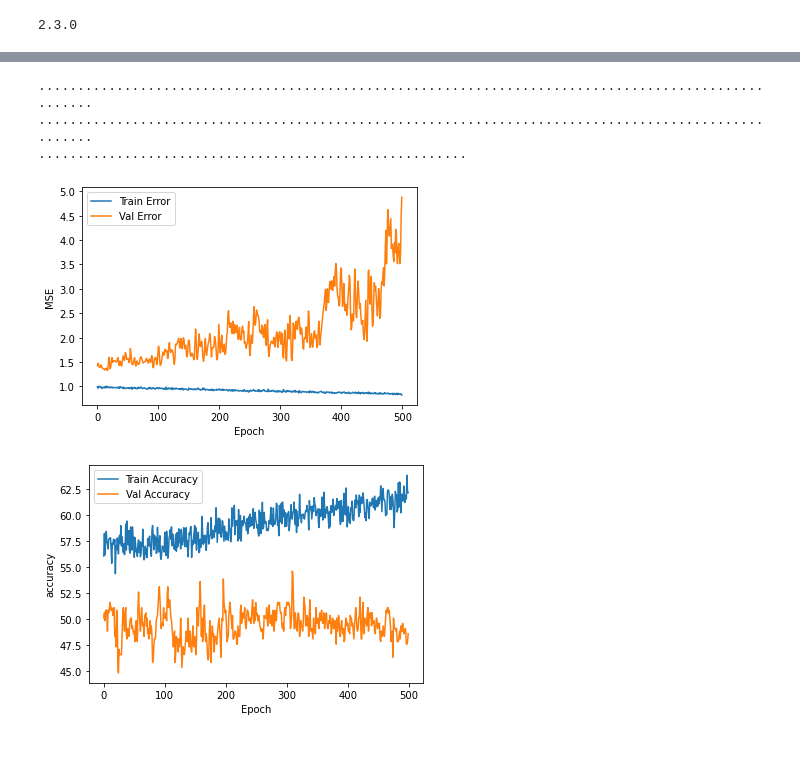
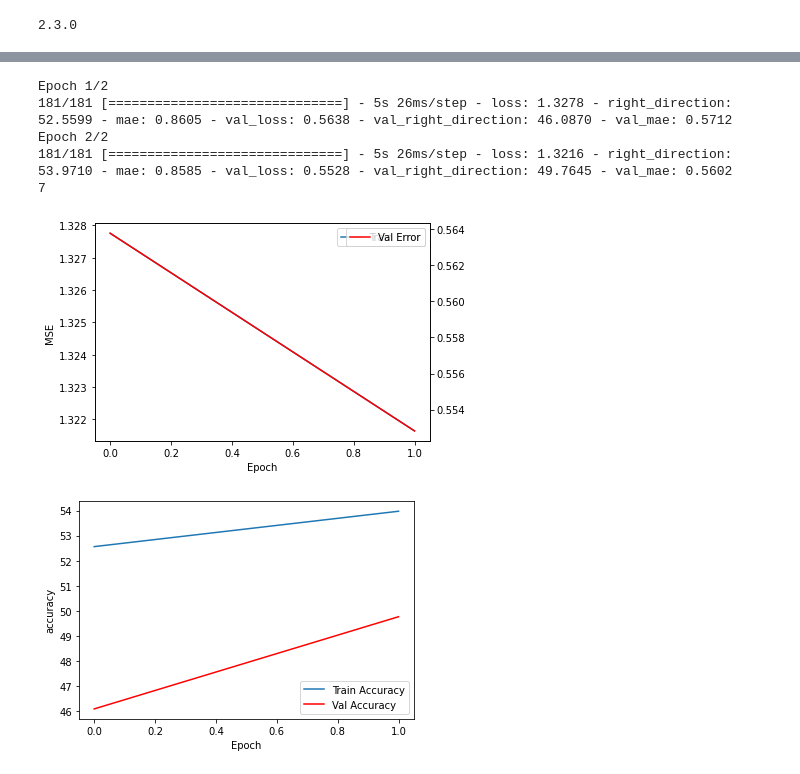
Before and after one commit to upathare1/Bitcoin-Price-Prediction, a Jupyter notebook: Algorithms/lstm_trial1.ipynb, the cells around one changed output, grey strips where cells are left out. Drawn from its saved outputs; the diff is of its cells as text; code cells hidden in the pictures.

```diff
--- a/Algorithms/lstm_trial1.ipynb
+++ b/Algorithms/lstm_trial1.ipynb
@@ -72,24 +69,26 @@ def normalize_y(Y):
     Apply robust scaler to Y and Clip the extremums of Y.
     return:
         y: normalized version
-        scaler: the RobustScaler
     """
     scaler = RobustScaler()
     scaler.fit(Y.reshape(-1,1))
-    Y[Y > scaler.center_ + 3*scaler.scale_] = scaler.center_ + 3*scaler.scale_
-    Y[Y < scaler.center_ - 3*scaler.scale_] = scaler.center_ - 3*scaler.scale_
+    Y[Y > scaler.center_ + 2.5*scaler.scale_] = scaler.center_ + 2.5*scaler.scale_
+    Y[Y < scaler.center_ - 2.5*scaler.scale_] = scaler.center_ - 2.5*scaler.scale_
     return Y * 100
 
-def Prepare_data(data, lags=10, columns=None, burnout=100, window=50):
+def Prepare_data(data, lags=10, columns=None, burnout=100, window=50, train_size=2000):
     """
     A wrapper for data preparation.
     """
     X, Y = series_to_supervised(data, lags, columns, burnout)
     X = normalize_X(X, data, lags, burnout, window)
-    Y= normalize_y(Y)
+    train_label, test_label = Y[:train_size], Y[train_size:]*100
+    train_label = normalize_y(train_label)
     cache = {
-        'X': X,
-        'y': Y,
+        'train_data': X[:train_size],
+        'train_label': train_label,
+        'test_data': X[train_size:],
+        'test_label': test_label
 #         'scaler': scaler
     }
     return cache
@@ -159,51 +212,28 @@ _________________________________________________________________
 # %%
-X = cache['X']
-y = cache['y']
+train_data = cache['train_data']
+train_label = cache['train_label']
 
 class PrintDot(keras.callbacks.Callback):
   def on_epoch_end(self, epoch, logs):
     if epoch % 100 == 0: print('')
     print('.', end='')
 
-EPOCHS = 500
+log_dir="logs/fit/" + datetime.datetime.now().strftime("%Y%m%d-%H%M%S")
+tensorboard_callback = tf.keras.callbacks.TensorBoard(log_dir=log_dir, histogram_freq=1)
 
-train_set = X[:2000]
-train_label = y[:2000]*100
-
+EPOCHS = 2
+tf.random.set_seed(1)
 history = model.fit(
-    train_set, train_label, batch_size=1024, shuffle=False ,epochs=EPOCHS, validation_split = 0.2, verbose=0, callbacks=[PrintDot()])
+    train_data, train_label, batch_size=16, shuffle=False ,epochs=EPOCHS, validation_split=0.2,
+    verbose=1, callbacks=[PrintDot()])#, initial_epoch=initial_epoch)
+initial_epoch += EPOCHS
+print(initial_epoch)
+plot_history(history)
 # %% [output]
-....................................................................................................
-....................................................................................................
-.......................................................
+Epoch 1/2
+181/181 [==============================] - 5s 26ms/step - loss: 1.3278 - right_direction: 52.5599 - mae: 0.8605 - val_loss: 0.5638 - val_right_direction: 46.0870 - val_mae: 0.5712
+Epoch 2/2
+181/181 [==============================] - 5s 26ms/step - loss: 1.3216 - right_direction: 53.9710 - mae: 0.8585 - val_loss: 0.5528 - val_right_direction: 49.7645 - val_mae: 0.5602
+7
+[figure, added]
+[figure, added]
-# %%
-def plot_history(history):
-  hist = pd.DataFrame(history.history)
-  hist['epoch'] = history.epoch
-
-  plt.figure()
-  plt.xlabel('Epoch')
-  plt.ylabel('MSE')
-  plt.plot(hist['epoch'], hist['loss'],
-           label='Train Error')
-  plt.plot(hist['epoch'], hist['val_loss'],
-           label = 'Val Error')
-#   plt.ylim([0,])
-  plt.legend()
-
-  plt.figure()
-  plt.xlabel('Epoch')
-  plt.ylabel('accuracy')
-  plt.plot(hist['epoch'], hist['right_direction'],
-           label='Train Accuracy')
-  plt.plot(hist['epoch'], hist['val_right_direction'],
-           label = 'Val Accuracy')
-#   plt.ylim([0,20])
-  plt.legend()
-  plt.show()
-
-
-plot_history(history)
-# %% [output]
-[figure, removed]
-[figure, removed]
```
Also changed, not shown: parts of 26 cells of this notebook.
